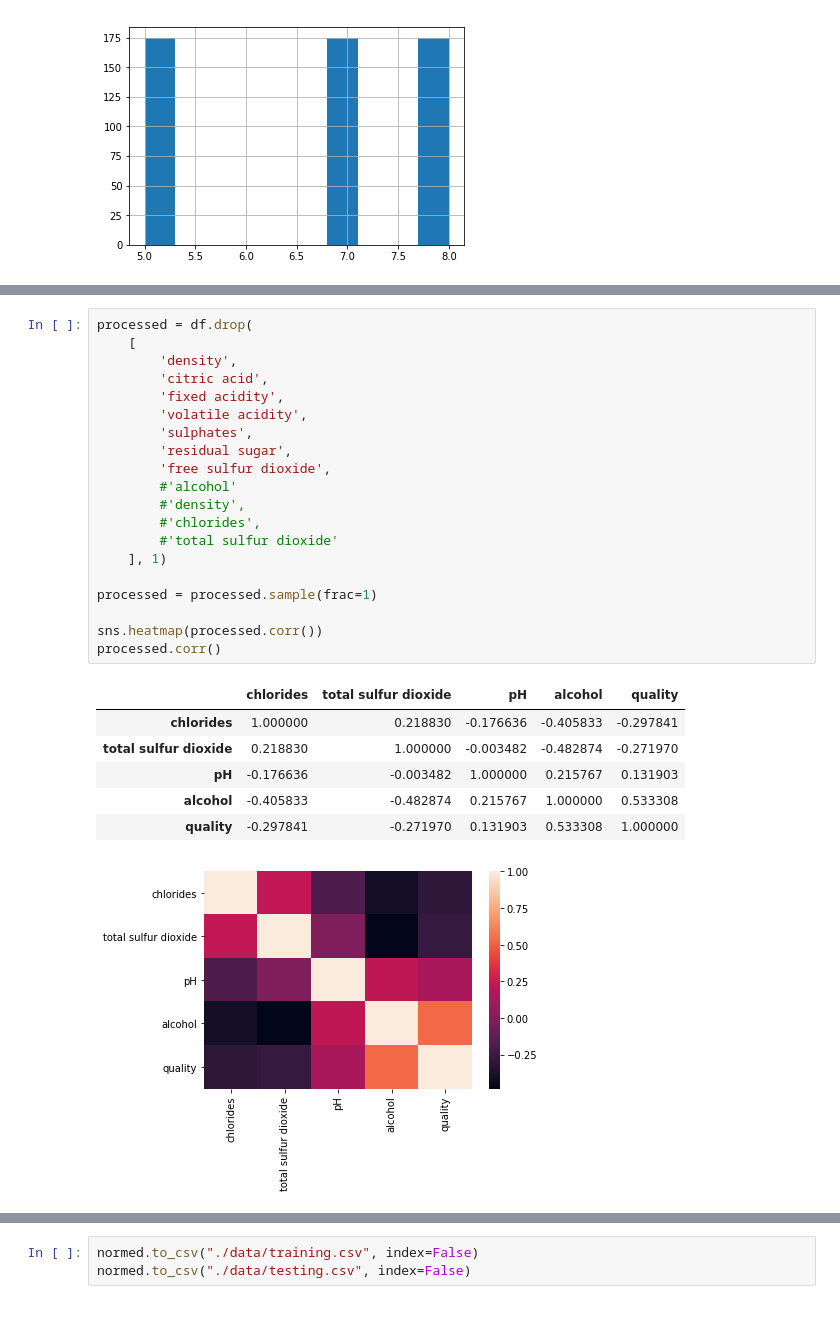
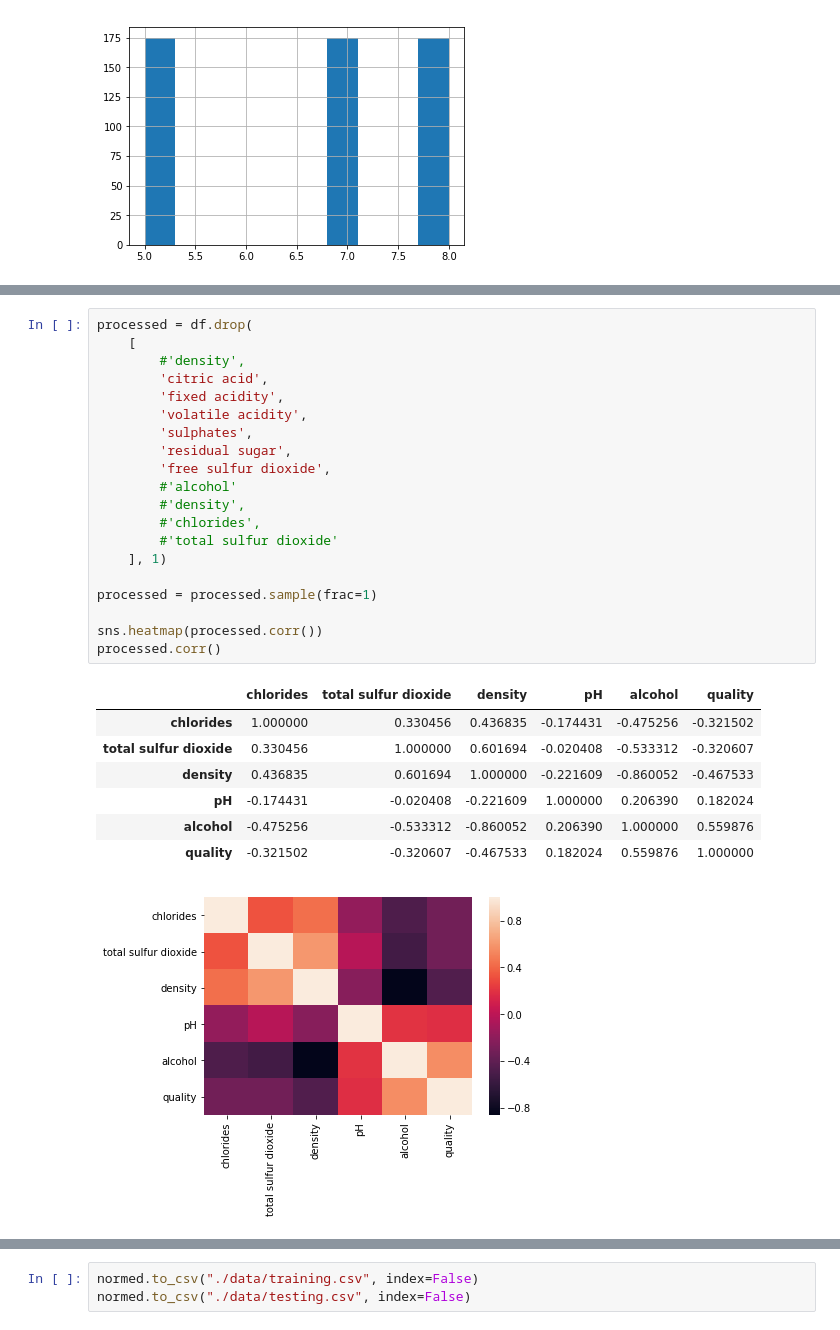
Before and after one commit to ReckoningReckoner/Neural-Networks-and-Genetic-Algorithms, a Jupyter notebook: Backpropagation/Backpropagation/preprocessing.ipynb, the cells around one changed output, grey strips where cells are left out. Cells and saved outputs as stored; diff of their text form.

```diff
--- a/Backpropagation/Backpropagation/preprocessing.ipynb
+++ b/Backpropagation/Backpropagation/preprocessing.ipynb
@@ -52,31 +53,32 @@ df.corr()
 # %%
 processed = df.drop(
     [
-        'density',
+        #'density',
         'citric acid',
         'fixed acidity',
         'volatile acidity',
         'sulphates',
         'residual sugar',
         'free sulfur dioxide',
         #'alcohol'
         #'density',
         #'chlorides',
         #'total sulfur dioxide'
     ], 1)
 
 processed = processed.sample(frac=1)
 
 sns.heatmap(processed.corr())
 processed.corr()
 # %% [output]
-|  | chlorides | total sulfur dioxide | pH | alcohol | quality |
-| chlorides | 1.000000 | 0.218830 | -0.176636 | -0.405833 | -0.297841 |
-| total sulfur dioxide | 0.218830 | 1.000000 | -0.003482 | -0.482874 | -0.271970 |
-| pH | -0.176636 | -0.003482 | 1.000000 | 0.215767 | 0.131903 |
-| alcohol | -0.405833 | -0.482874 | 0.215767 | 1.000000 | 0.533308 |
-| quality | -0.297841 | -0.271970 | 0.131903 | 0.533308 | 1.000000 |
+|  | chlorides | total sulfur dioxide | density | pH | alcohol | quality |
+| chlorides | 1.000000 | 0.330456 | 0.436835 | -0.174431 | -0.475256 | -0.321502 |
+| total sulfur dioxide | 0.330456 | 1.000000 | 0.601694 | -0.020408 | -0.533312 | -0.320607 |
+| density | 0.436835 | 0.601694 | 1.000000 | -0.221609 | -0.860052 | -0.467533 |
+| pH | -0.174431 | -0.020408 | -0.221609 | 1.000000 | 0.206390 | 0.182024 |
+| alcohol | -0.475256 | -0.533312 | -0.860052 | 0.206390 | 1.000000 | 0.559876 |
+| quality | -0.321502 | -0.320607 | -0.467533 | 0.182024 | 0.559876 | 1.000000 |
-[figure, old version]
+[figure, new version]
 # %%
 normed = (processed - processed.min())/(processed.max() - processed.min())
 normed.quality = normed.quality * 3 + 5
```
Also changed, not shown: parts of 7 cells of this notebook, 3 other files.
